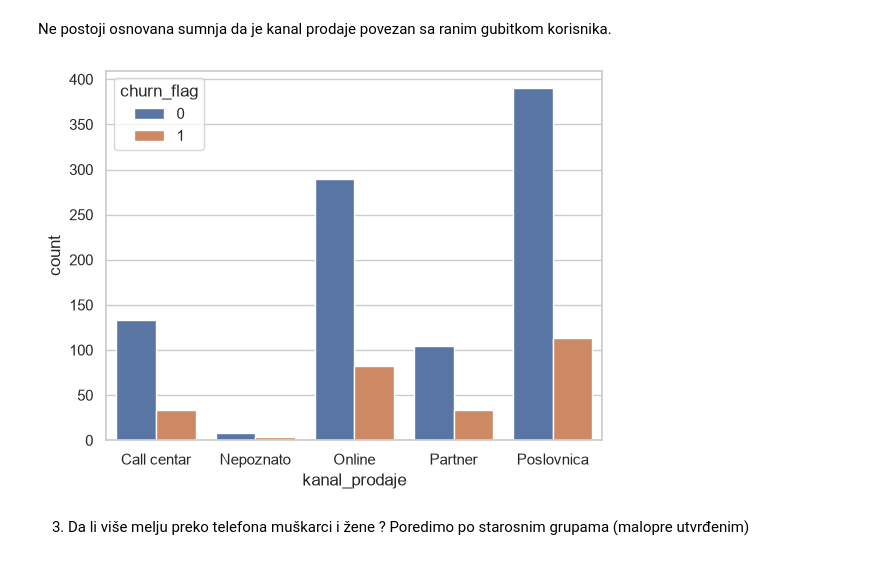
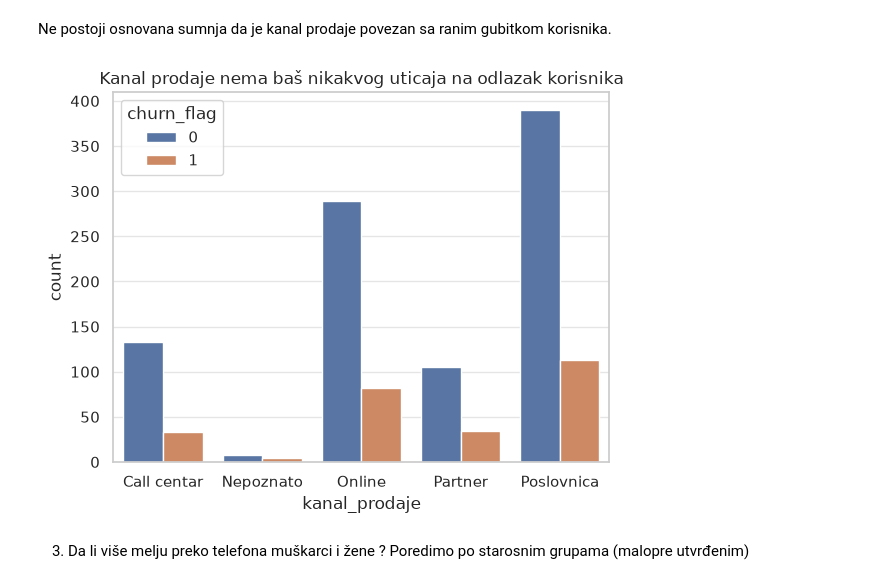
Before and after one commit to machina390/telekom-analytics, a Jupyter notebook: rezultati/03_analiza.ipynb, the cells around one changed output. Saved outputs shown, nothing was run; the diff lists cells and outputs as text; code cells hidden in the pictures.

```diff
--- a/rezultati/03_analiza.ipynb
+++ b/rezultati/03_analiza.ipynb
@@ -255,12 +370,14 @@ Ne postoji osnovana sumnja da je kanal prodaje povezan sa ranim gubitkom korisni
 # %%
 # Countplot
 plt.figure()
 
 sb.countplot(data=df,x="kanal_prodaje",hue="churn_flag")
+plt.title("Kanal prodaje nema baš nikakvog uticaja na odlazak korisnika")
+plt.savefig("grafikoni/kanal_tip.png",dpi=130)
 
 plt.show()
 # %% [output]
-[figure, old version]
+[figure, new version]
 # %% [markdown]
 3) Da li više melju preko telefona muškarci i žene ? Poredimo po starosnim grupama (malopre utvrđenim)
 # %%
```
Also changed, not shown: parts of 18 cells of this notebook, 6 other files.
